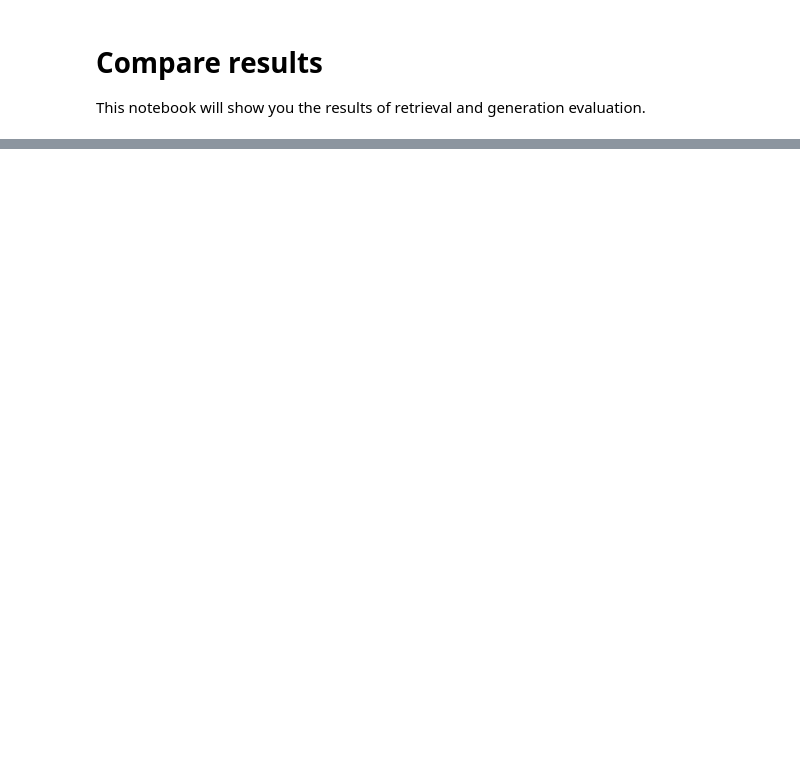
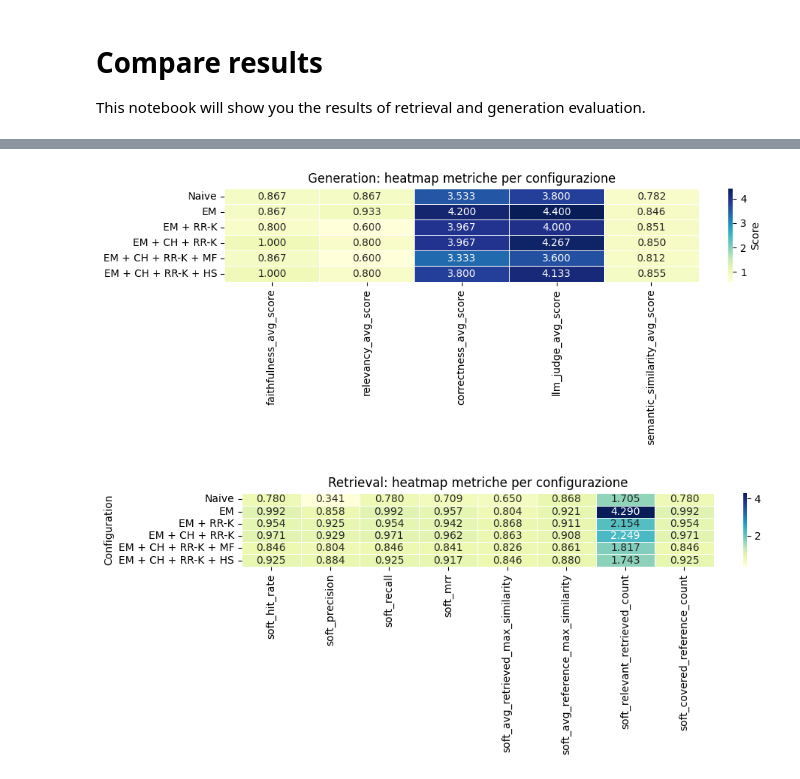
Before and after one commit to davidefalanga01/rag-assistant, a Jupyter notebook: plot_results.ipynb, the cells around one changed output, grey strips where cells are left out. Drawn from its saved outputs; the diff is of its cells as text; code cells hidden in the pictures; blank space fills up the shorter version.

```diff
--- a/plot_results.ipynb
+++ b/plot_results.ipynb
@@ -46,0 +151,35 @@ generation_df
+# %%
+import matplotlib.pyplot as plt
+import seaborn as sns
+
+score_cols = [c for c in generation_df.columns if c.endswith('score')]
+data = generation_df.set_index('Configuration')[score_cols]
+
+fig, ax = plt.subplots(figsize=(10, 4))
+sns.heatmap(
+    data,
+    annot=True,
+    fmt='.3f',
+    cmap='YlGnBu',
+    ax=ax,
+    linewidths=0.5,
+    cbar_kws={'label': 'Score'}
+)
+ax.set_title('Generation: heatmap metriche per configurazione')
+ax.set_xlabel('')
+ax.set_ylabel('')
+plt.tight_layout()
+plt.show()
+
+# Stesso plot per retrieval
+soft_cols = [c for c in retrieval_df.columns if c.startswith('soft')]
+data_r = retrieval_df.set_index('Configuration')[soft_cols]
+
+fig2, ax2 = plt.subplots(figsize=(10, 4))
+sns.heatmap(data_r, annot=True, fmt='.3f', cmap='YlGnBu', ax=ax2, linewidths=0.5)
+ax2.set_title('Retrieval: heatmap metriche per configurazione')
+plt.tight_layout()
+plt.show()
+# %% [output]
+[figure, added]
+[figure, added]
```
Also changed, not shown: parts of 11 cells of this notebook, 19 other files.
